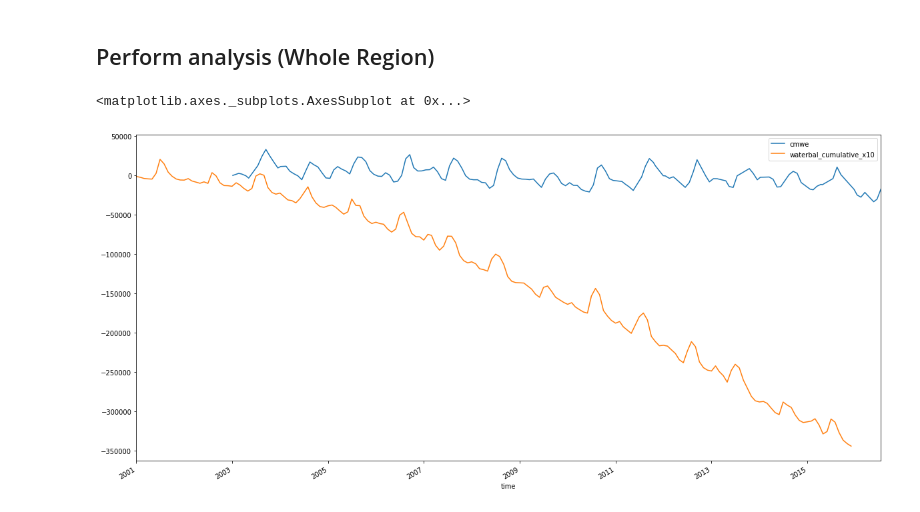
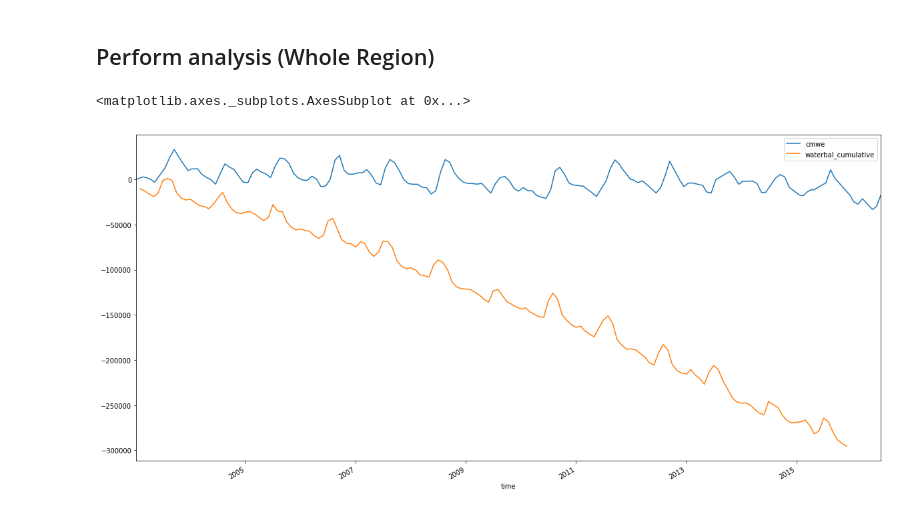
Before and after one commit to NASA-Planetary-Science/HiMAT, a Jupyter notebook: Projects/GRACE_MASCON/Grace_LIS.ipynb, the cells around one changed output. Drawn from its saved outputs; the diff is of its cells as text; code cells hidden in the pictures.

Commit message:
plots for GRACE writeup

```diff
--- a/Projects/GRACE_MASCON/Grace_LIS.ipynb
+++ b/Projects/GRACE_MASCON/Grace_LIS.ipynb
@@ -35,6 +29,9 @@ ModuleNotFoundError: No module named 'exceptions'
 # %%
 gracedat = '/Users/lsetiawan/Google Drive/APL_Work/HiMAT/GRACE/GSFC.glb.200301_201607_v02.3b-ICE6G.h5'
 lisdat = '/Users/lsetiawan/Google Drive/APL_Work/HiMAT/GRACE/LIS_by_mascon.pkl'
+
+gracedat = 'c:\work\datadrive\GRACE\GSFC.glb.200301_201607_v02.3b-ICE6G.h5'
+lisdat = 'c:\work\datadrive\LIS\LIS_by_mascon.pkl'
 # %%
 g = extract_grace(gracedat)
 # %% [output]
@@ -157,6 +177,4 @@ for idx, masconid in enumerate(masconsid[:5]):
 ## Perform analysis (Whole Region)
 # %%
 grc_all = gracedf
-grct = grc_all.groupby('time').sum()
+grct = grc_all.groupby('time').mean()
-# %%
-lisdf['waterbal_cumulative_x10'] = lisdf['waterbal_cumulative'].apply(lambda x: x*10)
@@ -165,7 +181,12 @@ wctst = lisdf.groupby('time').sum()
+# %%
+# convert from mm/s to mm/day
+wctst = lisdf.groupby('time').mean()*86400
+# clip to the same time period as GRACE
+wctst = wctst.loc[grct.iloc[0].name:]
 # %%
 f, ax = plt.subplots(1, figsize=(20, 10))
 grct.plot(ax=ax, y='cmwe')
-wctst.plot(ax=ax, y='waterbal_cumulative_x10')
+wctst.plot(ax=ax, y='waterbal_cumulative')
 # %% [output]
 <matplotlib.axes._subplots.AxesSubplot at 0x...>
-[figure, old version]
+[figure, new version]
```
Also changed, not shown: parts of 9 cells of this notebook, 1 other file.
